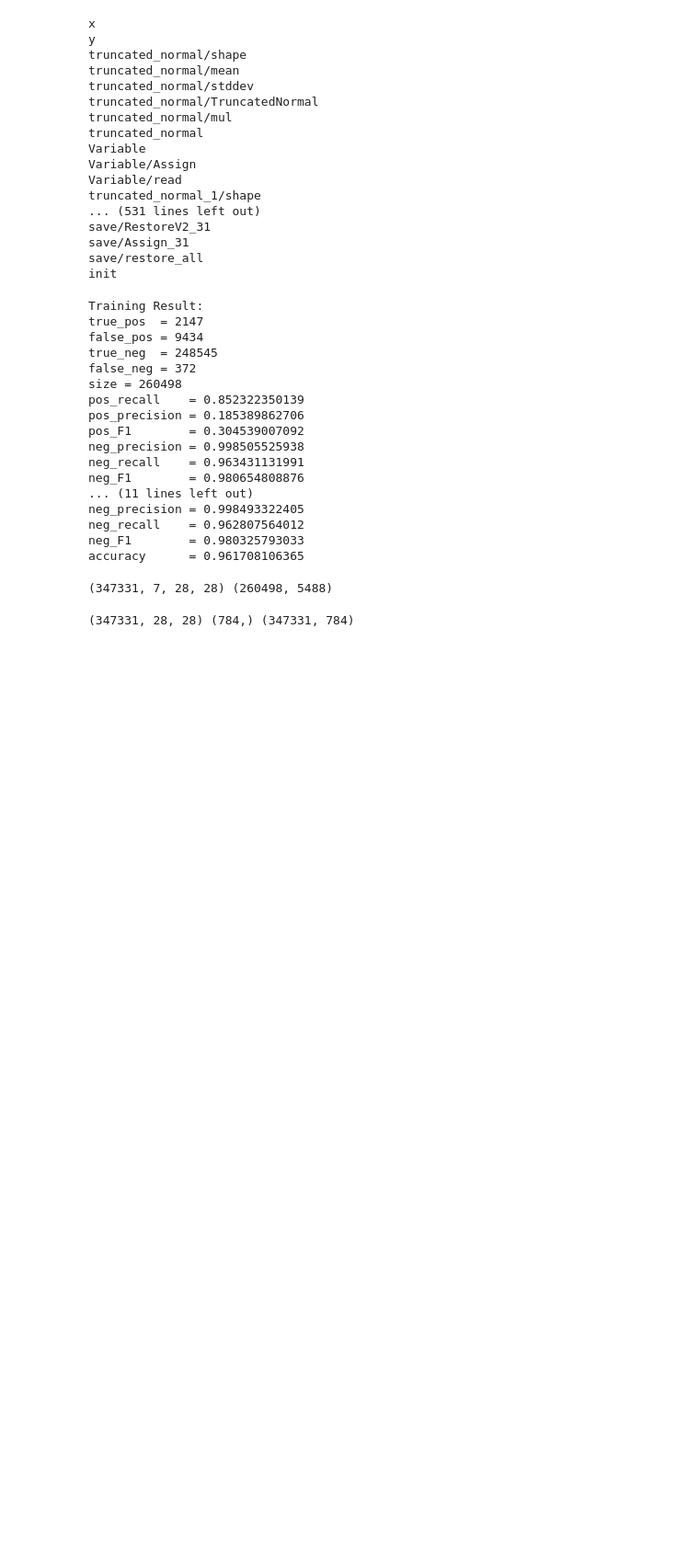
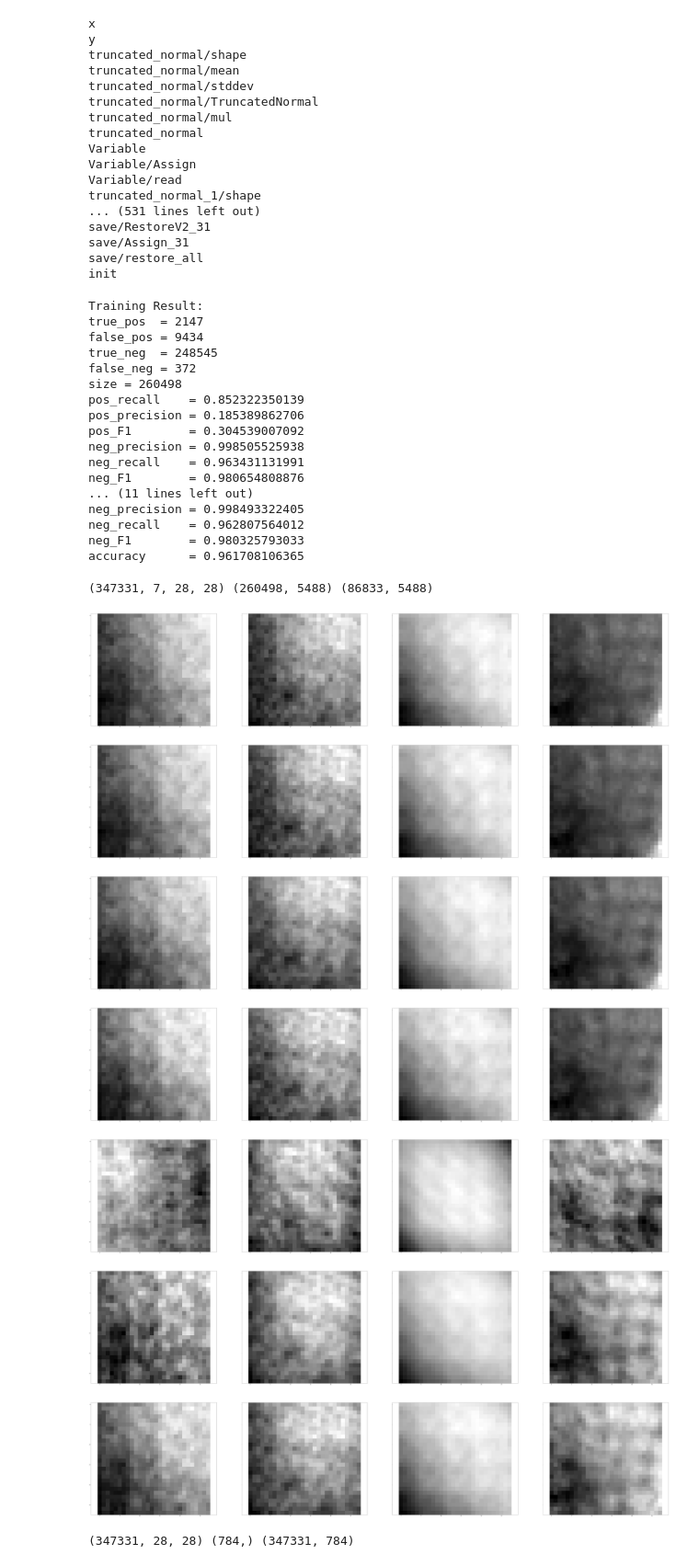
Before and after one commit to LiyaoTang/Road-Extraction-from-Time-Series-Satellite-Images, a Jupyter notebook: NSW-CNN/Naive NN - Analysis.ipynb, the cells around one changed output. Shown at 92% size. Cells and saved outputs as stored; diff of their text form; code cells hidden in the pictures; blank space fills up the shorter version.

```diff
--- a/NSW-CNN/Naive NN - Analysis.ipynb
+++ b/NSW-CNN/Naive NN - Analysis.ipynb
@@ -150,9 +153,32 @@ neg_recall    = 0.962807564012
 neg_F1        = 0.980325793033
 accuracy      = 0.961708106365
 # %%
-print(X.shape, train_x.shape)
+print(X.shape, train_x.shape, test_x.shape)
 # %% [output]
-(347331, 7, 28, 28) (260498, 5488)
+(347331, 7, 28, 28) (260498, 5488) (86833, 5488)
+# %%
+# band img - average over TP/FP/TN/FN (train set)
+band_num = 7
+
+plt.close('all')
+for band_idx in range(band_num):
+    fig, subfig = plt.subplots(nrows=1, ncols=4, sharex=True, sharey=True, figsize=(100,20))
+    band_img = train_img[:,band_idx,:,:]
+
+    for i, idx_label in zip(range(4), ['TP', 'FP', 'TN', 'FN']):
+
+        img_idx = train_metric.get_index(idx_label)
+        subfig[i].imshow(train_x[img_idx].mean(axis=0).reshape((7,28,28))[band_idx], cmap=plt.get_cmap('gray'))
+
+    plt.show()
+# %% [output]
+[figure, added]
+[figure, added]
+[figure, added]
+[figure, added]
+[figure, added]
+[figure, added]
+[figure, added]
 # %%
 # band info - whole dataset
 band_num = 7
```
Also changed, not shown: parts of 7 cells of this notebook, 1 other file.
